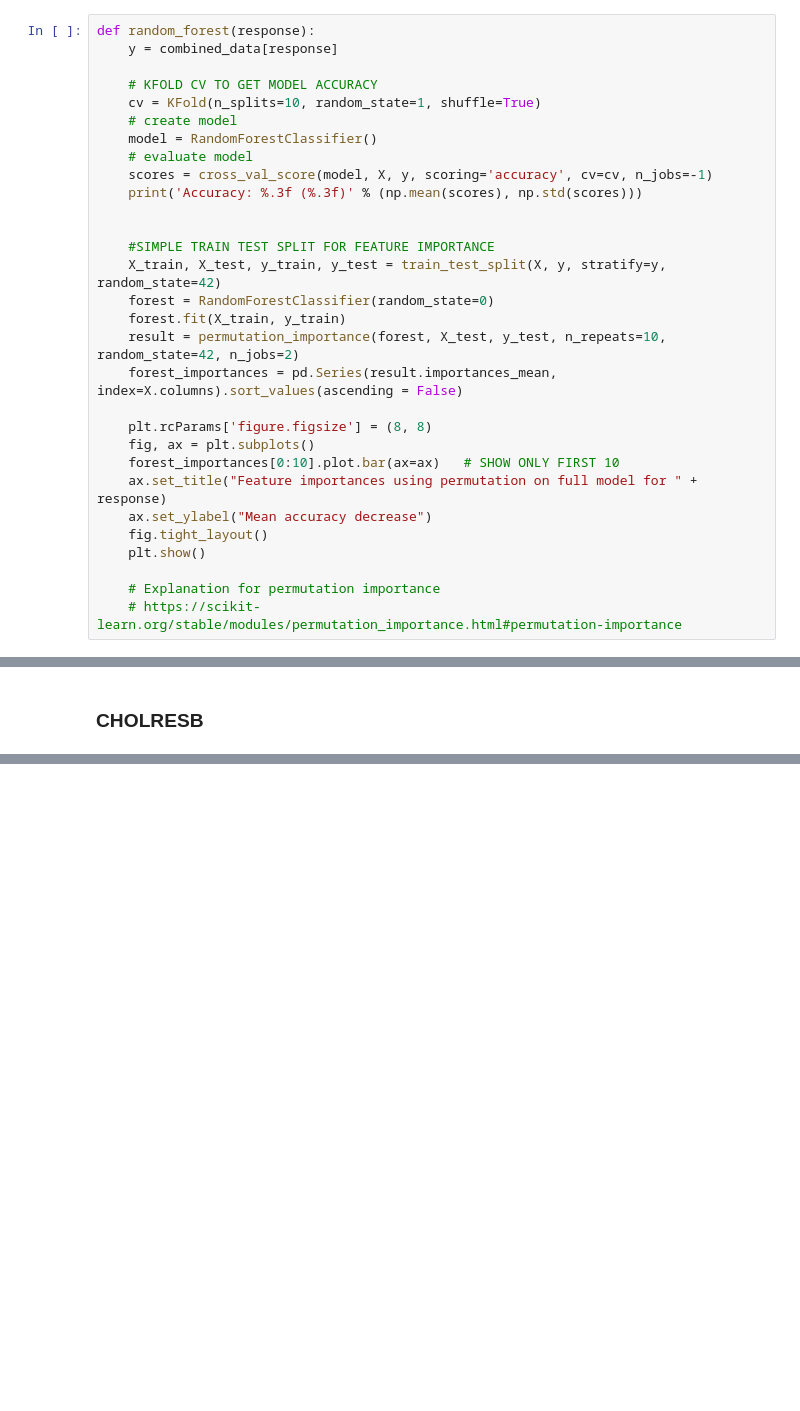
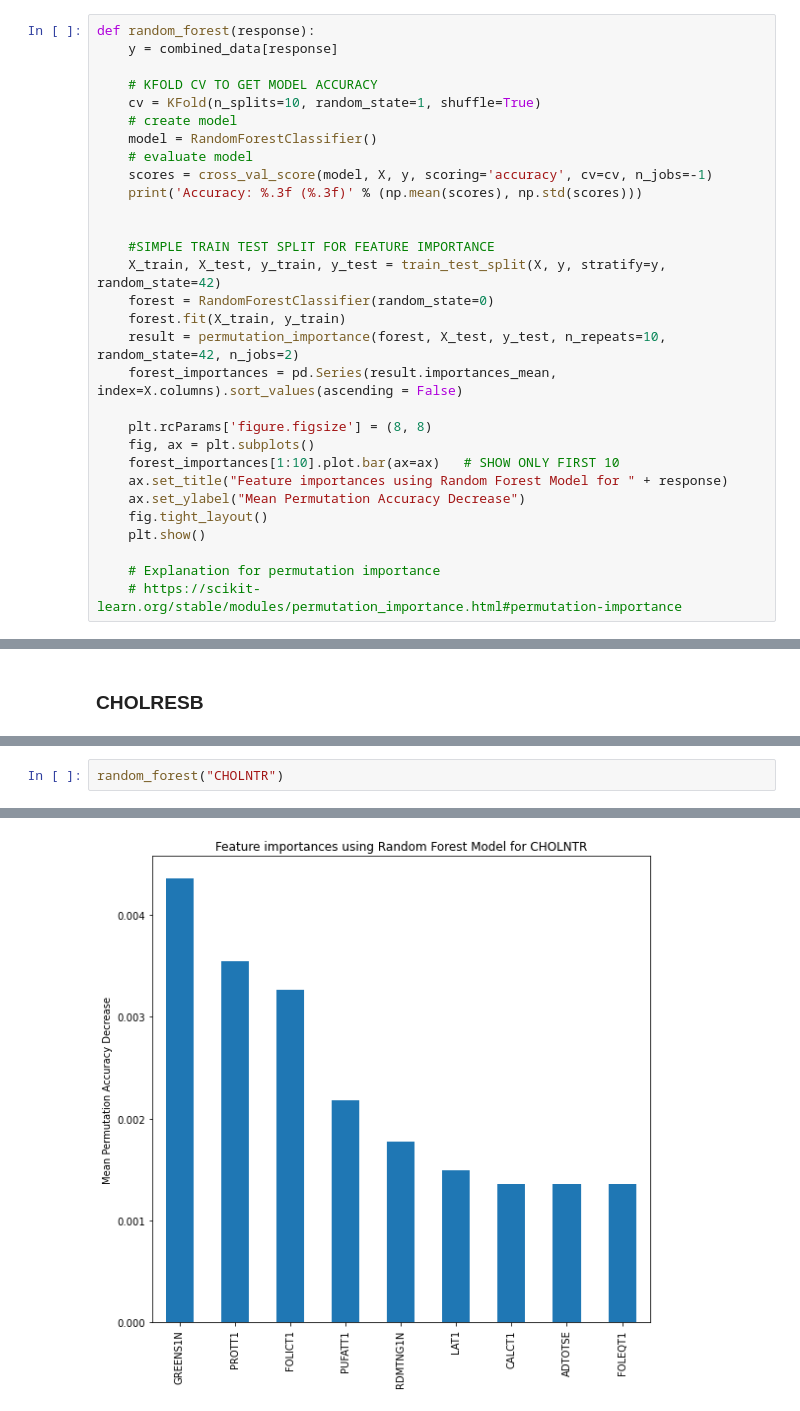
Before and after one commit to yunze-zhang/STAT3888-Group-Project, a Jupyter notebook: further_analysis.ipynb, the cells around one changed output, grey strips where cells are left out. Drawn from its saved outputs; the diff is of its cells as text; blank space fills up the shorter version.

Commit message:
Extended analysis to all response varaibles including confounding varaibles

```diff
--- a/further_analysis.ipynb
+++ b/further_analysis.ipynb
@@ -91,9 +91,9 @@ def random_forest(response):
 
     plt.rcParams['figure.figsize'] = (8, 8)
     fig, ax = plt.subplots()
-    forest_importances[0:10].plot.bar(ax=ax)   # SHOW ONLY FIRST 10
-    ax.set_title("Feature importances using permutation on full model for " + response)
-    ax.set_ylabel("Mean accuracy decrease")
+    forest_importances[1:10].plot.bar(ax=ax)   # SHOW ONLY FIRST 10
+    ax.set_title("Feature importances using Random Forest Model for " + response)
+    ax.set_ylabel("Mean Permutation Accuracy Decrease")
     fig.tight_layout()
     plt.show()
 
@@ -132,0 +135,3 @@ Accuracy: 0.251 (0.089)
+# %%
+random_forest("CHOLNTR")
+# %% [output]
@@ -132,0 +139 @@ Accuracy: 0.251 (0.089)
+[figure, added]
```
Also changed, not shown: parts of 14 cells of this notebook.
